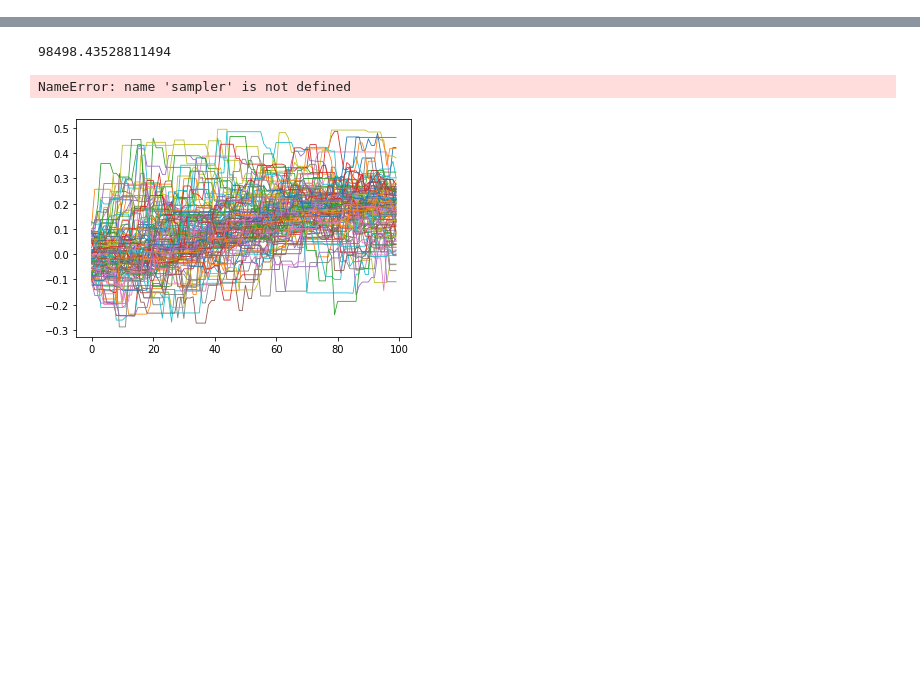
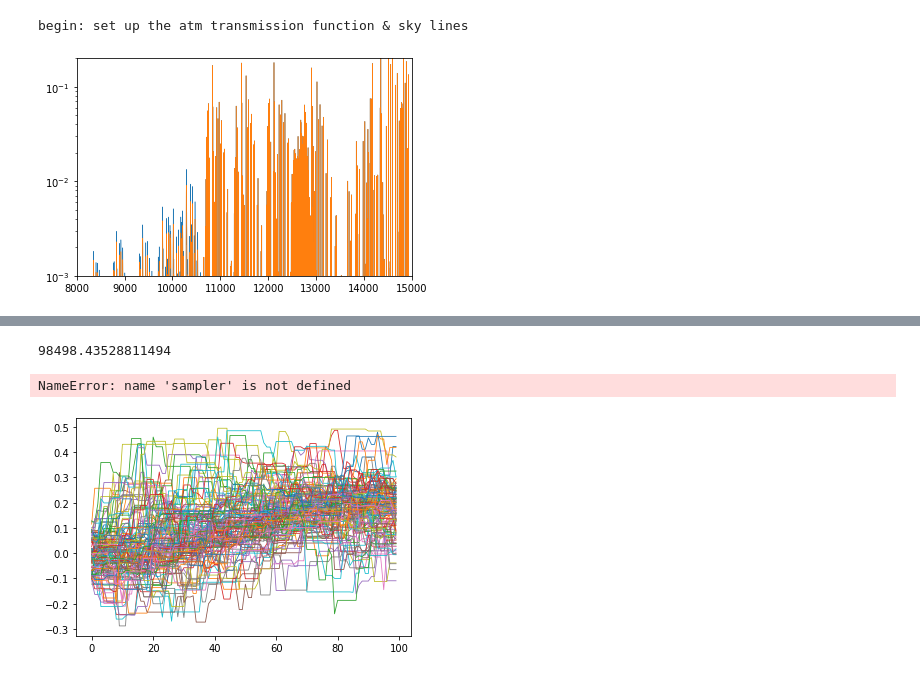
Before and after one commit to connorfjennings/alfpy, a Jupyter notebook: scripts/test1.ipynb, the cells around one changed output, grey strips where cells are left out. Saved outputs shown, nothing was run; the diff lists cells and outputs as text; code cells hidden in the pictures; blank space fills up the shorter version.

Commit message:
setup, alf updated

```diff
--- a/scripts/test1.ipynb
+++ b/scripts/test1.ipynb
@@ -26,0 +27,2 @@ from priors import TopHat, lnprior
+# %%
+alfvar = pickle.load(open('../pickle/alfvar_sspgrid_irldss3_imftype3_full.p', "rb" ))
@@ -27,5 +40,78 @@ from priors import TopHat, lnprior
+# %%
+    print('begin: set up the atm transmission function & sky lines')
+    f29 = np.loadtxt("{0}infiles/atm_trans.dat".format(ALF_HOME))
+    ltrans = np.copy(f29[:, 0])
+    ftrans_h2o = np.copy(f29[:, 1])
+    ftrans_o2 = np.copy(f29[:, 2])
+
+
+    # ---- smooth the trans curve here before interpolation to the main grid
+    datmax = alfvar.datmax
+    data_ires_max = np.nanmax(alfvar.data.ires)
+    if  data_ires_max > 0: # CHECK
+        strans = linterp(xin = alfvar.data.lam,
+                         yin = alfvar.data.ires,
+                         xout = ltrans)
+        strans[np.where(strans<0)] = 0
+        strans[np.where(strans>data_ires_max)] = data_ires_max
+    else:
+        # -- force the instrumental resolution to 100 km/s if not explicitly set
+        # -- only done here b/c the transmission function is tabulated at high res
+        strans = 100.0
+
+    # -- add all the terms in quad, including a floor of 10 km/s
+    strans = np.sqrt(np.square(strans) + np.square(alfvar.smooth_trans) + 10**2)
+
+    # -- use the simple version which allows for arrays of arbitrary length
+    d1 = alfvar.velbroad_simple
+    ftrans_h2o = velbroad(lam = ltrans, spec = ftrans_h2o,
+                          sigma = sig0, minl=lamlo, maxl=lamhi,
+                          ires = strans, velbroad_simple = 1)
+
+    ftrans_o2 = velbroad(lam = ltrans, spec = ftrans_o2,
+                         sigma = sig0, minl=lamlo, maxl=lamhi,
+                         ires = strans, velbroad_simple = 1)
+
+
+    # -- interpolate onto the main wavelength grid.  Force transmission
+    # -- to be 1.0 outside of the bounds of the tabulated function
+    alfvar.sspgrid.atm_trans_h2o[:] = 1.0
+    alfvar.sspgrid.atm_trans_o2[:]  = 1.0
+    alfvar.sspgrid.atm_trans_h2o = linterp(xin = ltrans, yin = ftrans_h2o, xout = lam)
+    alfvar.sspgrid.atm_trans_o2  = linterp(xin = ltrans, yin = ftrans_o2, xout = lam)
+
+    temind = np.logical_or(lam < ltrans[0], lam > ltrans[ntrans-1])
+    alfvar.sspgrid.atm_trans_h2o[temind] = 1.0
+    alfvar.sspgrid.atm_trans_o2[temind] = 1.0
+
+    # -- sky lines
+    try:
+        f29 = np.loadtxt("{0}infiles/radiance_lines.dat".format(ALF_HOME))
+        alfvar.lsky, alfvar.fsky = f29[:,0], f29[:,1]
+    except:
+        print('SETUP ERROR: sky lines file not found')
+
+
+    # ---- smooth by the instrumental resolution
+    # ---- use the simple version which allows for arrays of arbitrary length
+
+    strans_ = linterp(ltrans, strans, alfvar.lsky)
+    alfvar.fsky = velbroad(lam = alfvar.lsky, spec = alfvar.fsky,
+                           sigma = sig0, minl = lamlo, maxl = lamhi,
+                           ires = strans_, velbroad_simple =1)
+    alfvar.fsky = alfvar.fsky / np.nanmax(alfvar.fsky)
+# %% [output]
+begin: set up the atm transmission function & sky lines
 # %%
-alfvar = pickle.load(open('../../alfvar_sspgrid_irldss3_imftype3.p', "rb" ))
+alfvar2 = pickle.load(open('../..//alfvar_sspgrid_irldss3_imftype3.p', "rb" ))
+# %%
+plt.plot(alfvar.lsky, alfvar.fsky, lw=0.5)
+plt.plot(alfvar.lsky, alfvar2.fsky, lw=0.5)
+plt.xlim(8e3, 1.5e4)
+plt.ylim(0.001, 0.2)
+plt.yscale('log')
+# %% [output]
+[figure, added]
 # %%
 pos, alfvar, mspec_ = spec_from_sum('ldss3_dr246_n4055_Re4_wave6e_imf3hernoatm',
                                    alfvar,
```
Also changed, not shown: parts of 37 cells of this notebook, 25 other files.
